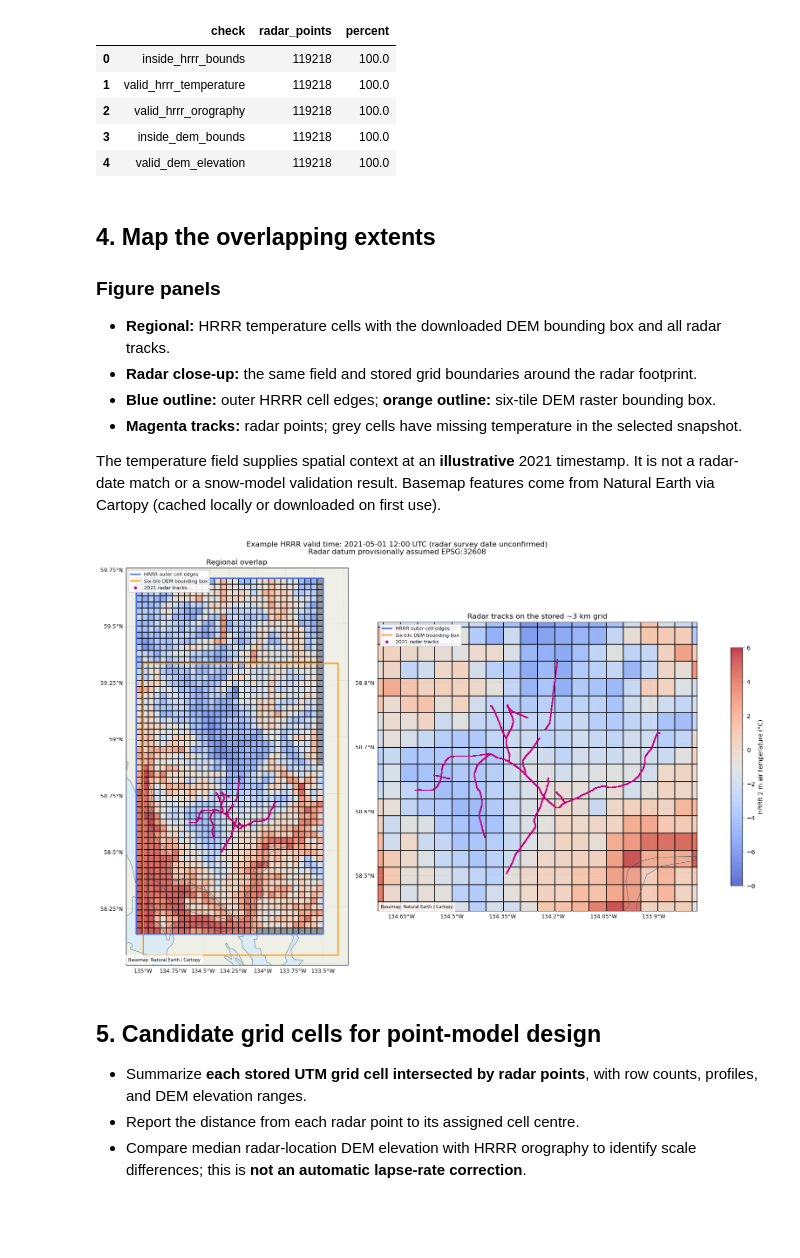
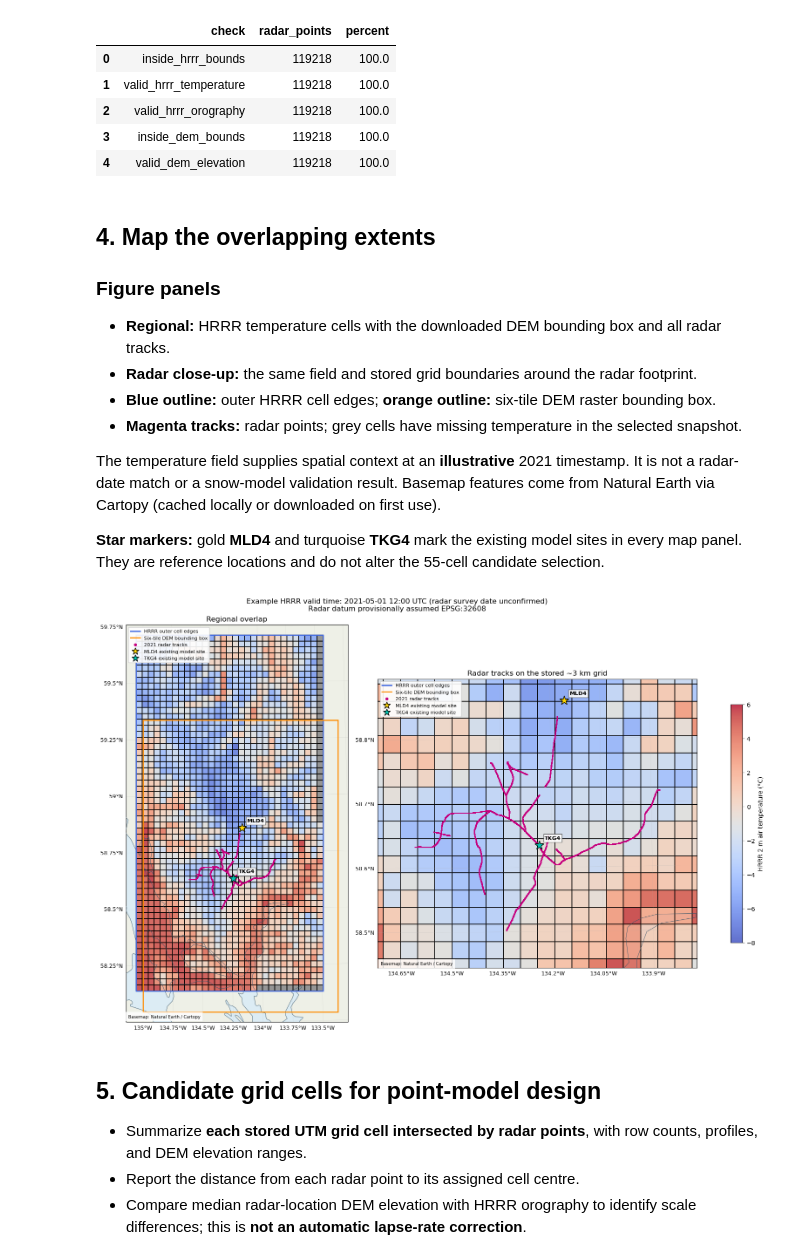
Before and after one commit to cassielumbrazo/jif_snow_modeling, a Jupyter notebook: radar/02_radar_hrrrak_dem_coverage.ipynb, the cells around one changed output. Drawn from its saved outputs; the diff is of its cells as text; code cells hidden in the pictures; blank space fills up the shorter version.

Commit message:
Add radar model-site selections and reference sites

```diff
--- a/radar/02_radar_hrrrak_dem_coverage.ipynb
+++ b/radar/02_radar_hrrrak_dem_coverage.ipynb
@@ -170,6 +173,33 @@ with rasterio.open(DEM_PATH) as dem:
 print('HRRR outer cell-edge bounds:', hrrr_bounds)
 print('Six-tile DEM raster bounds:', dem_bounds)
 print(f'{len(points):,} finite radar coordinates; {(~finite_coordinates).sum():,} excluded coordinate rows.')
+
+# Site coordinates from the WY2020-WY2025 SMET forcing notebooks in sites/.
+# Plot actual site coordinates, not their nearest HRRR grid centres.
+reference_sites = pd.DataFrame([
+    {'site': 'MLD4', 'latitude': 58.85892, 'longitude': -134.15728, 'colour': '#ffd700',
+     'coordinate_source': 'sites/mld4/2_create_snowpack_smet_forcing_hrrrak_mld4_WY2020-WY2025.ipynb'},
+    {'site': 'TKG4', 'latitude': 58.63447, 'longitude': -134.23708, 'colour': '#00c8b4',
+     'coordinate_source': 'sites/tkg4/2_create_snowpack_smet_forcing_hrrrak_tkg4_WY2020-WY2025.ipynb'},
+])
+site_transform = Transformer.from_crs('EPSG:4326', grid_crs, always_xy=True)
+reference_sites['grid_x'], reference_sites['grid_y'] = site_transform.transform(
+    reference_sites.longitude.to_numpy(), reference_sites.latitude.to_numpy())
+display(reference_sites[['site', 'latitude', 'longitude', 'grid_x', 'grid_y', 'coordinate_source']])
+reference_site_handles = [Line2D([], [], marker='*', linestyle='none', markersize=12,
+                                  markerfacecolor=site.colour, markeredgecolor='black',
+                                  label=f'{site.site} existing model site')
+                          for site in reference_sites.itertuples()]
+
+def add_reference_sites(ax):
+    for site in reference_sites.itertuples():
+        ax.scatter(site.grid_x, site.grid_y, transform=ccrs.epsg(grid_crs.to_epsg()),
+                    marker='*', s=240, facecolor=site.colour, edgecolor='black',
+                    linewidth=1, zorder=10)
+        # All map axes use the same projected coordinates as grid_crs.
+        ax.annotate(site.site, xy=(site.grid_x, site.grid_y), xytext=(9, 9),
+                     textcoords='offset points', fontsize=9, fontweight='bold', zorder=11,
+                     bbox={'facecolor': 'white', 'edgecolor': '#555555', 'alpha': 0.9, 'pad': 2})
 # %% [output]
 Stored cell spacing: 2972.994 m × 2972.994 m
 HRRR outer cell-edge bounds: (np.float64(496468.3178110652), np.float64(6444250.622521915), np.float64(588631.1196165059), np.float64(6619657.245312914))
@@ -250,6 +283,8 @@ Flags refer to the selected HRRR snapshot and the current DEM, not all times or
 - **Magenta tracks:** radar points; grey cells have missing temperature in the selected snapshot.
 
 The temperature field supplies spatial context at an **illustrative** 2021 timestamp. It is not a radar-date match or a snow-model validation result. Basemap features come from Natural Earth via Cartopy (cached locally or downloaded on first use).
+
+**Star markers:** gold **MLD4** and turquoise **TKG4** mark the existing model sites in every map panel. They are reference locations and do not alter the 55-cell candidate selection.
 # %%
 map_crs = ccrs.epsg(grid_crs.to_epsg())
 fig, axes = plt.subplots(1, 2, figsize=(17, 10), subplot_kw={'projection': map_crs}, constrained_layout=True)
@@ -269,35 +304,36 @@ legend_handles = [Line2D([], [], color='royalblue', linewidth=2, label='HRRR out
                   Line2D([], [], color='#c6007e', marker='o', linestyle='none', markersize=4, label='2021 radar tracks')]
 for ax, bounds, title in zip(axes, [regional_bounds, zoom_bounds],
                              ['Regional overlap', 'Radar tracks on the stored ~3 km grid']):
     ax.set_xlim(bounds[0], bounds[2]); ax.set_ylim(bounds[1], bounds[3])
     ax.add_feature(cfeature.OCEAN.with_scale('10m'), facecolor='#dcecf4', zorder=0)
     ax.add_feature(cfeature.LAND.with_scale('10m'), facecolor='#eef0e7', zorder=0)
     ax.pcolormesh(x_edges, y_edges, np.where(np.isfinite(temp_c), np.nan, 1),
                    transform=map_crs, cmap='Greys', vmin=0, vmax=2, shading='flat', zorder=1)
     mesh = ax.pcolormesh(x_edges, y_edges, np.ma.masked_invalid(temp_c), transform=map_crs,
                          cmap='coolwarm', vmin=vmin, vmax=vmax, shading='flat', alpha=0.8,
                          edgecolors=(0, 0, 0, 0.22), linewidth=0.2, zorder=2)
     ax.coastlines(resolution='10m', color='#38566b', linewidth=0.6, zorder=3)
     for rectangle, colour in [(hrrr_bounds, 'royalblue'), (dem_bounds, 'darkorange')]:
         left, bottom, right, top = rectangle
         ax.add_patch(Rectangle((left, bottom), right - left, top - bottom, fill=False,
                                 edgecolor=colour, linewidth=1.8, transform=map_crs, zorder=4))
     ax.scatter(gx, gy, transform=map_crs, s=0.6, color='#c6007e', rasterized=True, zorder=5)
     grid = ax.gridlines(draw_labels=True, linewidth=0.3, alpha=0.4)
     grid.top_labels = False; grid.right_labels = False
     grid.xlabel_style = {'size': 9}; grid.ylabel_style = {'size': 9}
     ax.set_title(title)
-    ax.legend(handles=legend_handles, loc='upper left', fontsize=8, framealpha=0.9)
+    add_reference_sites(ax)
+    ax.legend(handles=legend_handles + reference_site_handles, loc='upper left', fontsize=8, framealpha=0.9)
     ax.text(0.01, 0.01, 'Basemap: Natural Earth / Cartopy', transform=ax.transAxes,
              fontsize=7, zorder=6, bbox={'facecolor': 'white', 'alpha': 0.8, 'edgecolor': 'none'})
 fig.colorbar(mesh, ax=list(axes), shrink=0.6, label='HRRR 2 m air temperature (°C)')
 fig.suptitle(f'Example HRRR valid time: {actual_time:%Y-%m-%d %H:%M} UTC (radar survey date unconfirmed)\n'
              f'Radar datum provisionally assumed EPSG:{RADAR_EPSG}', fontsize=12)
 if SAVE_OUTPUTS:
     fig.savefig(FIGURE_DIR / 'radar_hrrrak_dem_coverage_2021.png', dpi=180, bbox_inches='tight')
 plt.show()
 # %% [output]
-[figure, old version]
+[figure, new version]
 # %% [markdown]
 ## 5. Candidate grid cells for point-model design
 
```
Also changed, not shown: parts of 8 cells of this notebook, 1 other file.
